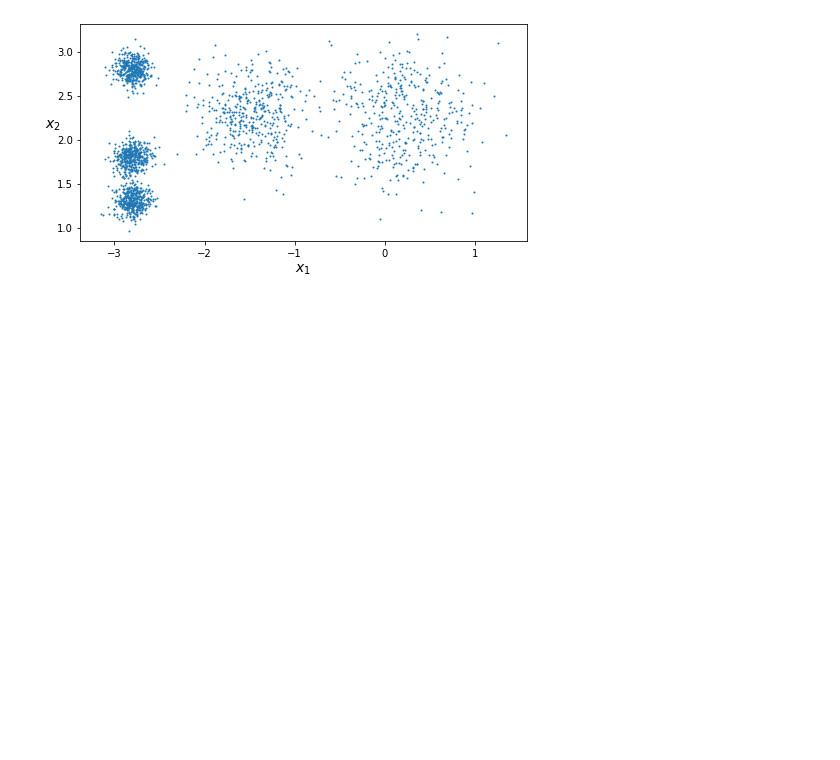
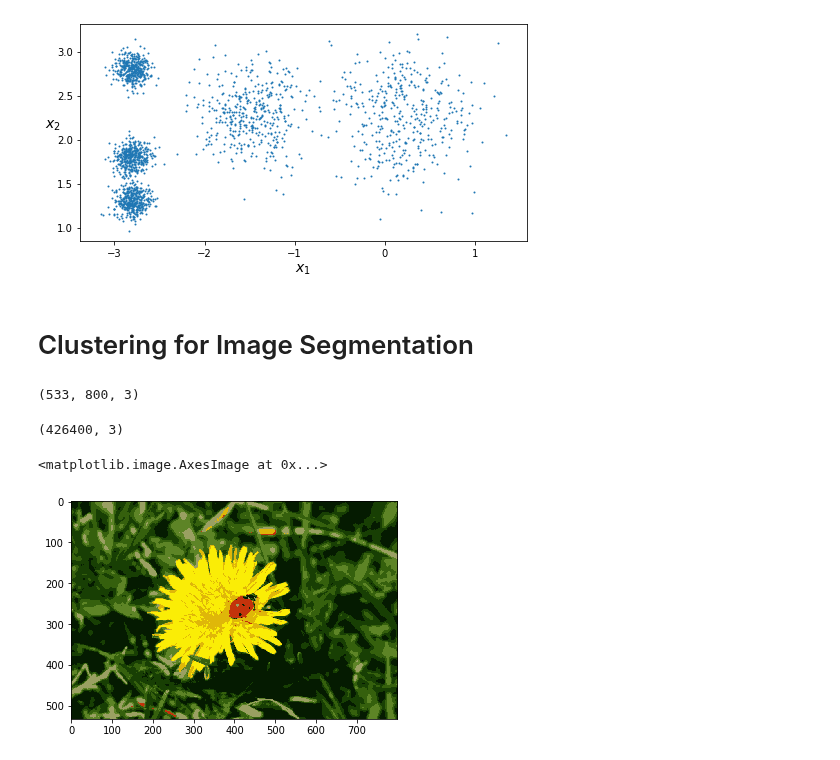
Before and after one commit to umeshraj/hands_on_ml, a Jupyter notebook: 09_unsupervised_learning.ipynb, the cells around one changed output. Drawn from its saved outputs; the diff is of its cells as text; code cells hidden in the pictures; blank space fills up the shorter version.

Commit message:
Kmeans for color quantization

```diff
--- a/09_unsupervised_learning.ipynb
+++ b/09_unsupervised_learning.ipynb
@@ -37,3 +37,5 @@ from sklearn.cluster import KMeans
 k = 5
 kmeans = KMeans(n_clusters=k, random_state=42)
 y_pred = kmeans.fit_predict(X)
+# %% [markdown]
+# Clustering for Image Segmentation
@@ -39,0 +45,19 @@ y_pred = kmeans.fit_predict(X)
+# %%
+image = imread('images/ladybug.png')
+image.shape
+# %% [output]
+(533, 800, 3)
+# %%
+X = image.reshape(-1, 3)
+X.shape
+# %% [output]
+(426400, 3)
+# %%
+kmeans = KMeans(n_clusters=8).fit(X)
+segmented_img = kmeans.cluster_centers_[kmeans.labels_]
+segmented_img = segmented_img.reshape(image.shape)
+# %%
+plt.imshow(segmented_img)
+# %% [output]
+<matplotlib.image.AxesImage at 0x...>
+[figure, added]
```
Also changed, not shown: parts of 1 cell of this notebook.
